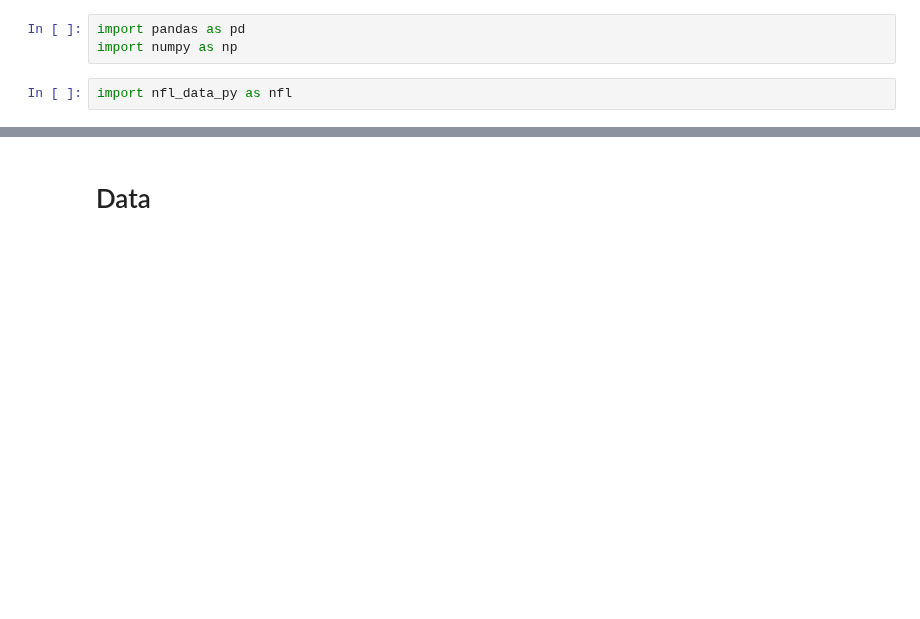
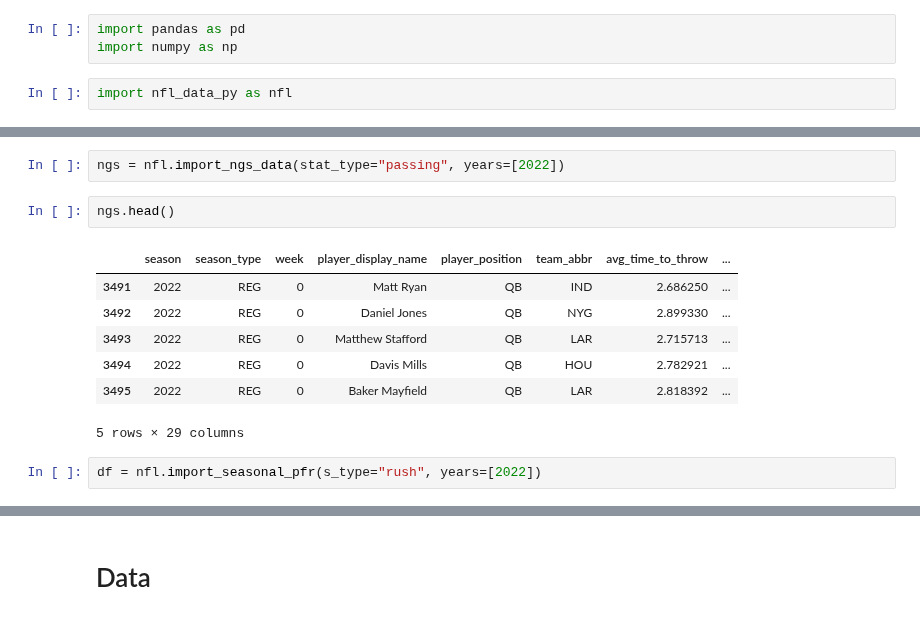
Before and after one commit to Alex-Bishka/Fantasy, a Jupyter notebook: Analysis/NFLData.ipynb, the cells around one changed output, grey strips where cells are left out. Cells and saved outputs as stored; diff of their text form; blank space fills up the shorter version.

```diff
--- a/Analysis/NFLData.ipynb
+++ b/Analysis/NFLData.ipynb
@@ -7,0 +22,14 @@ import nfl_data_py as nfl
+# %%
+ngs = nfl.import_ngs_data(stat_type="passing", years=[2022])
+# %%
+ngs.head()
+# %% [output]
+|  | season | season_type | week | player_display_name | player_position | team_abbr | avg_time_to_throw | ... |
+| 3491 | 2022 | REG | 0 | Matt Ryan | QB | IND | 2.686250 | ... |
+| 3492 | 2022 | REG | 0 | Daniel Jones | QB | NYG | 2.899330 | ... |
+| 3493 | 2022 | REG | 0 | Matthew Stafford | QB | LAR | 2.715713 | ... |
+| 3494 | 2022 | REG | 0 | Davis Mills | QB | HOU | 2.782921 | ... |
+| 3495 | 2022 | REG | 0 | Baker Mayfield | QB | LAR | 2.818392 | ... |
+5 rows × 29 columns
+# %%
+df = nfl.import_seasonal_pfr(s_type="rush", years=[2022])
```
Also changed, not shown: parts of 6 cells of this notebook, 2 other files.
